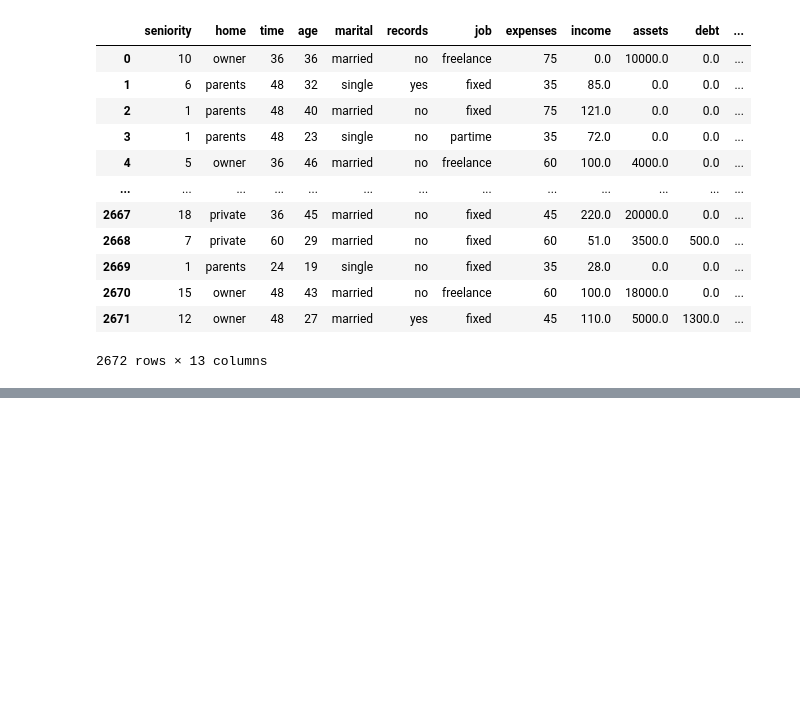
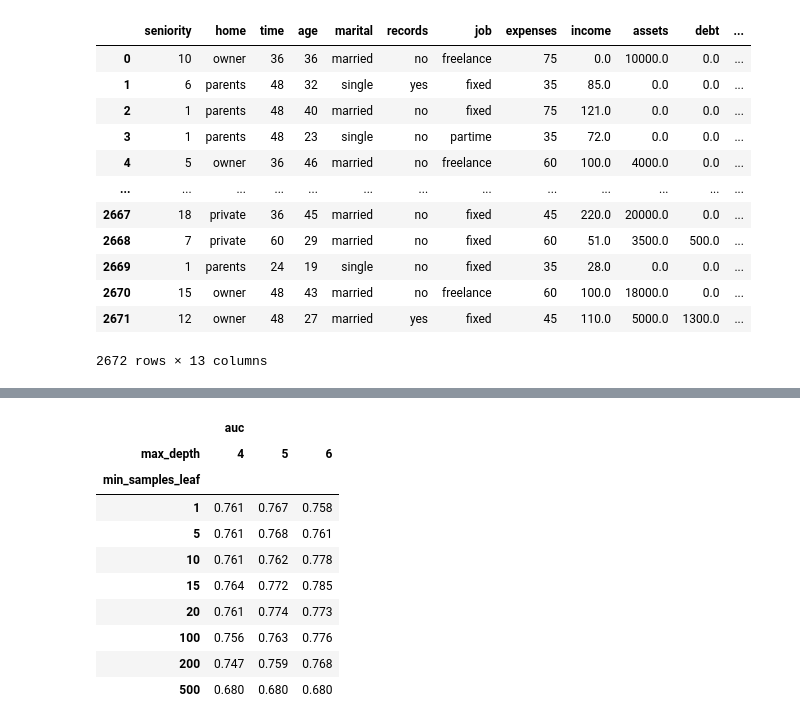
Before and after one commit to cyberholics/Machine-learning-zoomcamp-, a Jupyter notebook: rough_notebooks/credit scoring(decision trees and ensemble learning).ipynb, the cells around one changed output, grey strips where cells are left out. Drawn from its saved outputs; the diff is of its cells as text; code cells hidden in the pictures; blank space fills up the shorter version.

```diff
--- a/rough_notebooks/credit scoring(decision trees and ensemble learning).ipynb
+++ b/rough_notebooks/credit scoring(decision trees and ensemble learning).ipynb
@@ -487,0 +501,16 @@ df
+# %%
+### to know the parameter with the higest accuracy using pivot tables
+df_scores_pivot = df_scores.pivot(index='min_samples_leaf', columns=['max_depth'], values=['auc'])
+df_scores_pivot.round(3)
+# %% [output]
+|  | auc |  |  |
+| max_depth | 4 | 5 | 6 |
+| min_samples_leaf |  |  |  |
+| 1 | 0.761 | 0.767 | 0.758 |
+| 5 | 0.761 | 0.768 | 0.761 |
+| 10 | 0.761 | 0.762 | 0.778 |
+| 15 | 0.764 | 0.772 | 0.785 |
+| 20 | 0.761 | 0.774 | 0.773 |
+| 100 | 0.756 | 0.763 | 0.776 |
+| 200 | 0.747 | 0.759 | 0.768 |
+| 500 | 0.680 | 0.680 | 0.680 |
```
Also changed, not shown: parts of 58 cells of this notebook.
